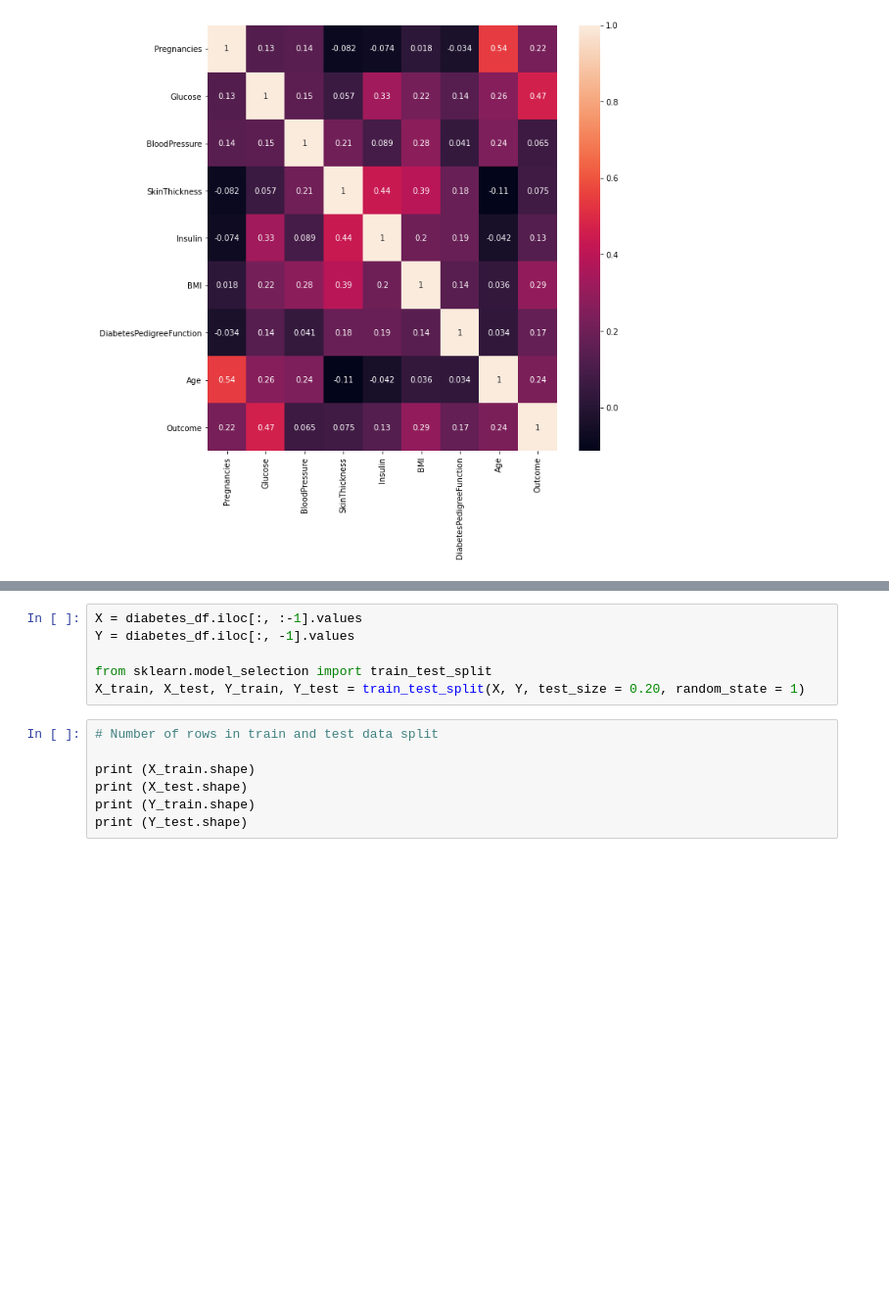
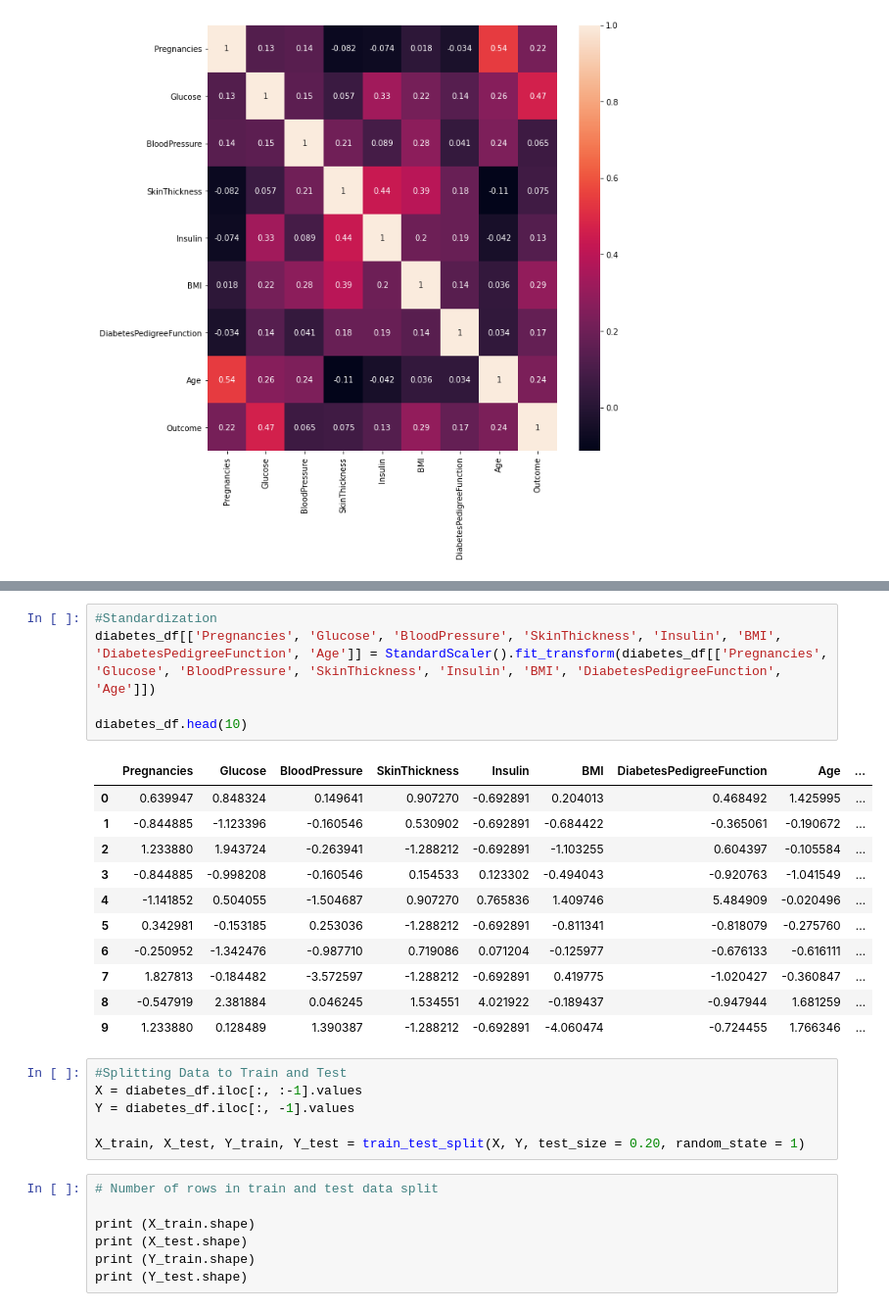
Before and after one commit to jaindx/UB-CSE574-NeuralNetwork, a Jupyter notebook: Assignment_2.ipynb, the cells around one changed output, grey strips where cells are left out. Shown: that part at 98% size. Drawn from its saved outputs; the diff is of its cells as text; blank space fills up the shorter version.

```diff
--- a/Assignment_2.ipynb
+++ b/Assignment_2.ipynb
@@ -46,8 +53,25 @@ plt.show()
+# %%
+#Standardization
+diabetes_df[['Pregnancies', 'Glucose', 'BloodPressure', 'SkinThickness', 'Insulin', 'BMI', 'DiabetesPedigreeFunction', 'Age']] = StandardScaler().fit_transform(diabetes_df[['Pregnancies', 'Glucose', 'BloodPressure', 'SkinThickness', 'Insulin', 'BMI', 'DiabetesPedigreeFunction', 'Age']])
+
+diabetes_df.head(10)
+# %% [output]
+|  | Pregnancies | Glucose | BloodPressure | SkinThickness | Insulin | BMI | DiabetesPedigreeFunction | Age | ... |
+| 0 | 0.639947 | 0.848324 | 0.149641 | 0.907270 | -0.692891 | 0.204013 | 0.468492 | 1.425995 | ... |
+| 1 | -0.844885 | -1.123396 | -0.160546 | 0.530902 | -0.692891 | -0.684422 | -0.365061 | -0.190672 | ... |
+| 2 | 1.233880 | 1.943724 | -0.263941 | -1.288212 | -0.692891 | -1.103255 | 0.604397 | -0.105584 | ... |
+| 3 | -0.844885 | -0.998208 | -0.160546 | 0.154533 | 0.123302 | -0.494043 | -0.920763 | -1.041549 | ... |
+| 4 | -1.141852 | 0.504055 | -1.504687 | 0.907270 | 0.765836 | 1.409746 | 5.484909 | -0.020496 | ... |
+| 5 | 0.342981 | -0.153185 | 0.253036 | -1.288212 | -0.692891 | -0.811341 | -0.818079 | -0.275760 | ... |
+| 6 | -0.250952 | -1.342476 | -0.987710 | 0.719086 | 0.071204 | -0.125977 | -0.676133 | -0.616111 | ... |
+| 7 | 1.827813 | -0.184482 | -3.572597 | -1.288212 | -0.692891 | 0.419775 | -1.020427 | -0.360847 | ... |
+| 8 | -0.547919 | 2.381884 | 0.046245 | 1.534551 | 4.021922 | -0.189437 | -0.947944 | 1.681259 | ... |
+| 9 | 1.233880 | 0.128489 | 1.390387 | -1.288212 | -0.692891 | -4.060474 | -0.724455 | 1.766346 | ... |
 # %%
+#Splitting Data to Train and Test
 X = diabetes_df.iloc[:, :-1].values
 Y = diabetes_df.iloc[:, -1].values
 
-from sklearn.model_selection import train_test_split
 X_train, X_test, Y_train, Y_test = train_test_split(X, Y, test_size = 0.20, random_state = 1)
 # %%
 # Number of rows in train and test data split
```
Also changed, not shown: parts of 14 cells of this notebook.
